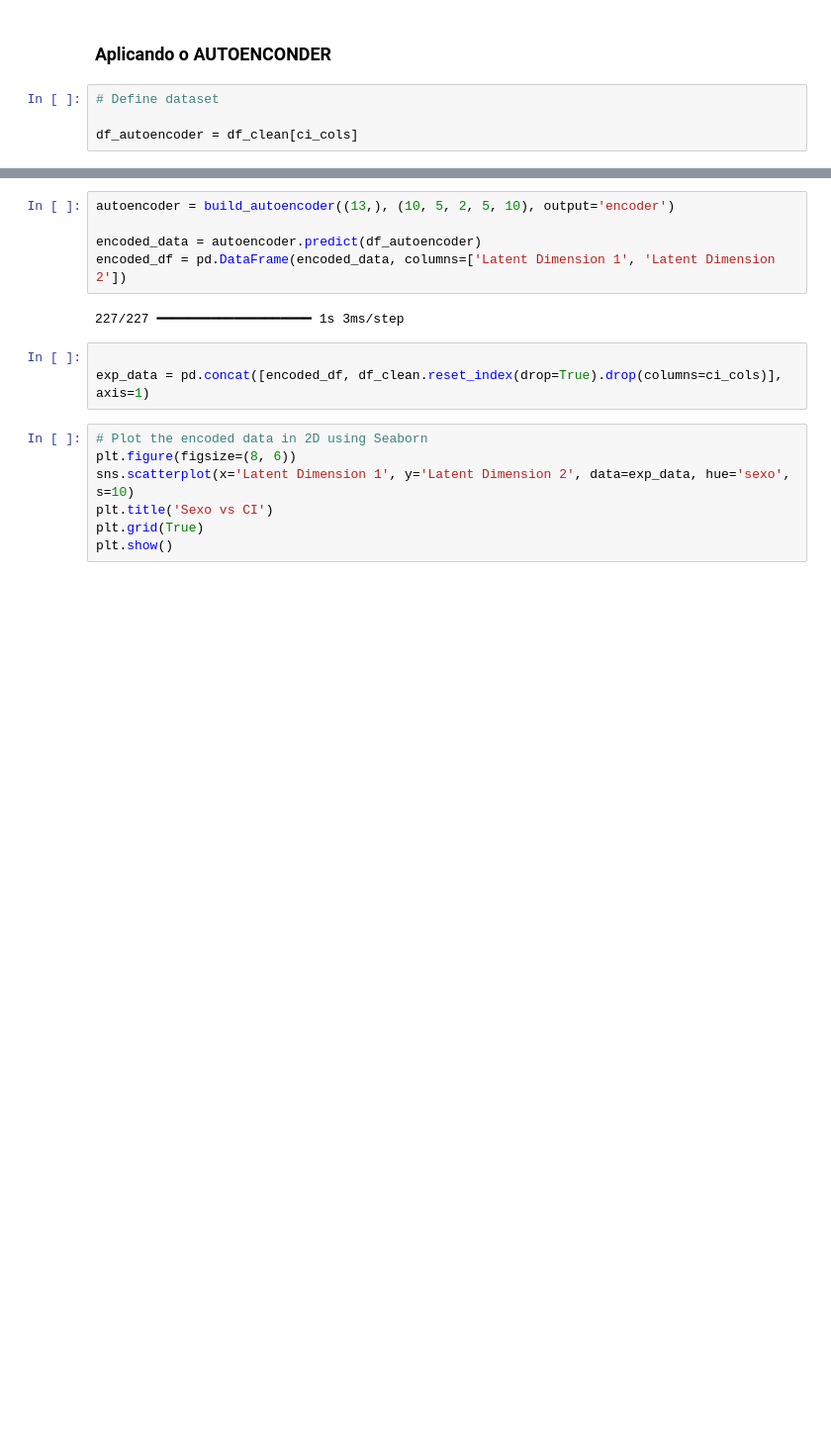
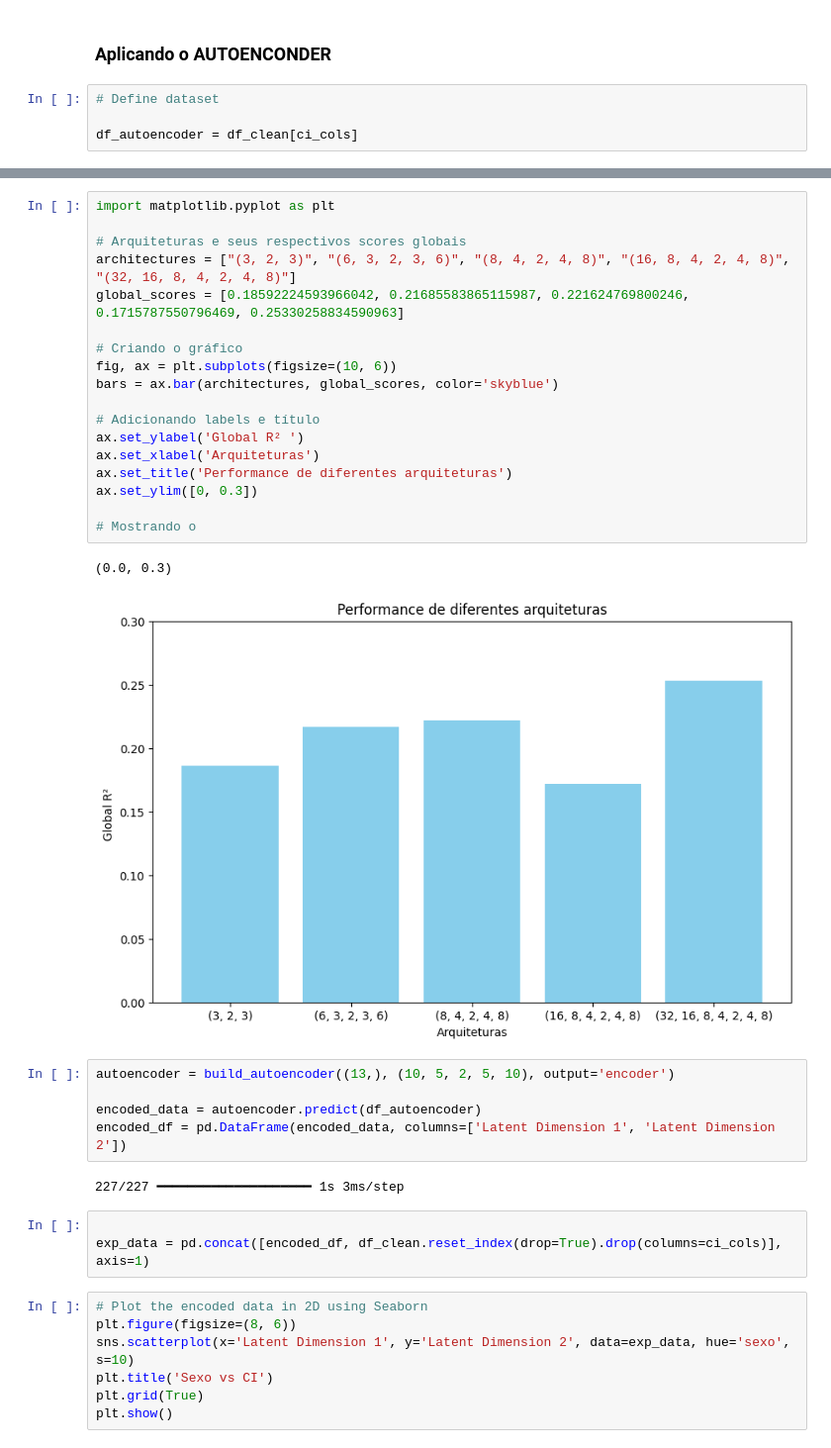
Before and after one commit to vinicind/intrinsic-capacity, a Jupyter notebook: pca.ipynb, the cells around one changed output, grey strips where cells are left out. Shown at 99% size. Saved outputs shown, nothing was run; the diff lists cells and outputs as text; blank space fills up the shorter version.

```diff
--- a/pca.ipynb
+++ b/pca.ipynb
@@ -413,4 +424,25 @@ hearing_deficit 0.1379575058070236
 ========================================
+# %%
+import matplotlib.pyplot as plt
+
+# Arquiteturas e seus respectivos scores globais
+architectures = ["(3, 2, 3)", "(6, 3, 2, 3, 6)", "(8, 4, 2, 4, 8)", "(16, 8, 4, 2, 4, 8)", "(32, 16, 8, 4, 2, 4, 8)"]
+global_scores = [0.18592224593966042, 0.21685583865115987, 0.221624769800246, 0.1715787550796469, 0.25330258834590963]
+
+# Criando o gráfico
+fig, ax = plt.subplots(figsize=(10, 6))
+bars = ax.bar(architectures, global_scores, color='skyblue')
+
+# Adicionando labels e título
+ax.set_ylabel('Global R² ')
+ax.set_xlabel('Arquiteturas')
+ax.set_title('Performance de diferentes arquiteturas')
+ax.set_ylim([0, 0.3])
+
+# Mostrando o
+# %% [output]
+(0.0, 0.3)
+[figure, added]
 # %%
 autoencoder = build_autoencoder((13,), (10, 5, 2, 5, 10), output='encoder')
 
```
Also changed, not shown: parts of 24 cells of this notebook, 5 other files.
